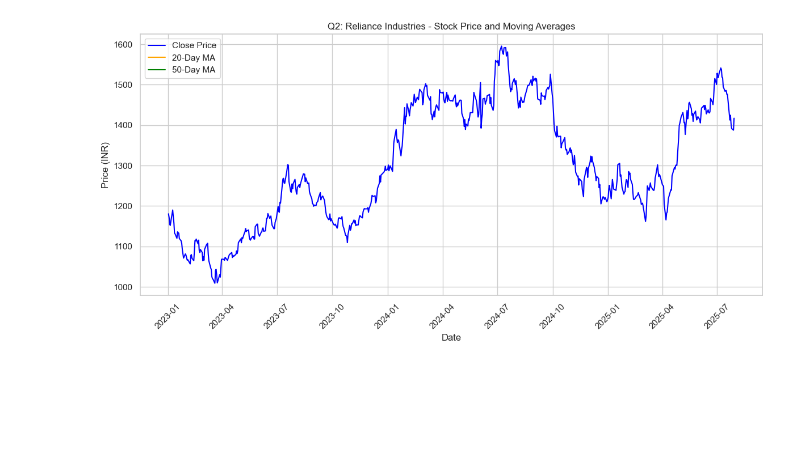
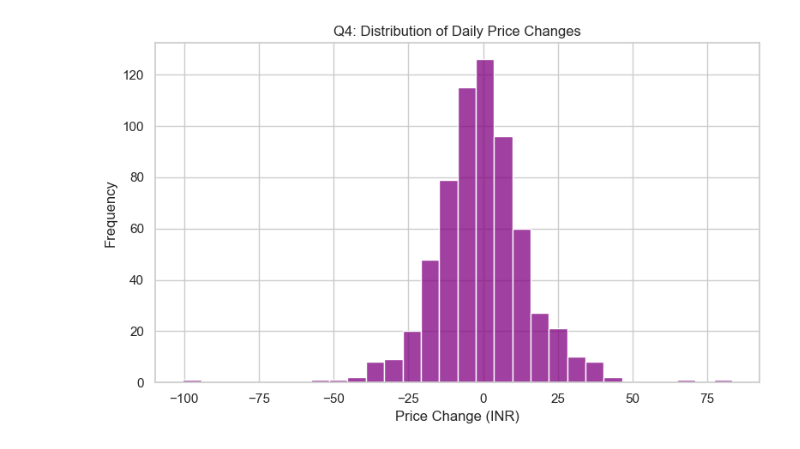
Before and after one commit to Pankaj-Str/Complete-Python-Mastery, a Jupyter notebook: 54 Day Case Study/04/RELIANCE_NS_case_study.ipynb, the cells around one changed output. Drawn from its saved outputs; the diff is of its cells as text; code cells hidden in the pictures; blank space fills up the shorter version.

Commit message:
update code with clear error

```diff
--- a/54 Day Case Study/04/RELIANCE_NS_case_study.ipynb
+++ b/54 Day Case Study/04/RELIANCE_NS_case_study.ipynb
@@ -32,7 +60,15 @@ df = yf.download(ticker, start="2023-01-01", end="2025-07-31", progress=False)
 # %%
-# Step 2: Data Cleaning
-print("Q1: Are there any missing values in the dataset?")
-print("Missing Values:\n", df.isnull().sum())
-df = df.dropna()
-df.index = pd.to_datetime(df.index)
-df = df[['Open', 'High', 'Low', 'Close', 'Volume']]
+# Step 3: Calculate simple metrics
+# Daily change in price (Close - Open)
+df['Price_Change'] = df['Close'] - df['Open']
+# Daily return in percentage (how much the price changed compared to the previous day)
+df['Daily_Return'] = df['Close'].pct_change() * 100
+# 20-day moving average (average closing price over 20 days)
+df['MA20'] = df['Close'].rolling(window=20).mean()
+# 50-day moving average (average closing price over 50 days)
+df['MA50'] = df['Close'].rolling(window=50).mean()
+# Simple volatility: standard deviation of daily returns over 20 days
+df['Volatility'] = df['Daily_Return'].rolling(window=20).std()
+
+# Set plot style for clear visuals
+sns.set(style='whitegrid')
@@ -71,17 +107,13 @@ sns.set(style='whitegrid')
 # %%
-# Q2: What is the trend of the stock price over time?
-plt.figure(figsize=(12, 6))
-plt.plot(df.index, df['Close'], label='Close Price', color='blue')
-plt.plot(df.index, df['MA20'], label='20-Day MA', color='orange')
-plt.plot(df.index, df['MA50'], label='50-Day MA', color='green')
-plt.title('Q2: Reliance Industries - Stock Price and Moving Averages')
-plt.xlabel('Date')
-plt.ylabel('Price (INR)')
-plt.legend()
-plt.xticks(rotation=45)
+# Q4: What is the distribution of daily price changes?
+plt.figure(figsize=(8, 5))
+sns.histplot(df['Price_Change'].dropna(), bins=30, color='purple')
+plt.title('Q4: Distribution of Daily Price Changes')
+plt.xlabel('Price Change (INR)')
+plt.ylabel('Frequency')
 plt.tight_layout()
-# plt.savefig('q2_price_ma.png')
+#plt.savefig('q4_price_change_dist.png')
 plt.show()
 plt.close()
 # %% [output]
-[figure, old version]
+[figure, new version]
```
Also changed, not shown: parts of 8 cells of this notebook, 9 other files.
